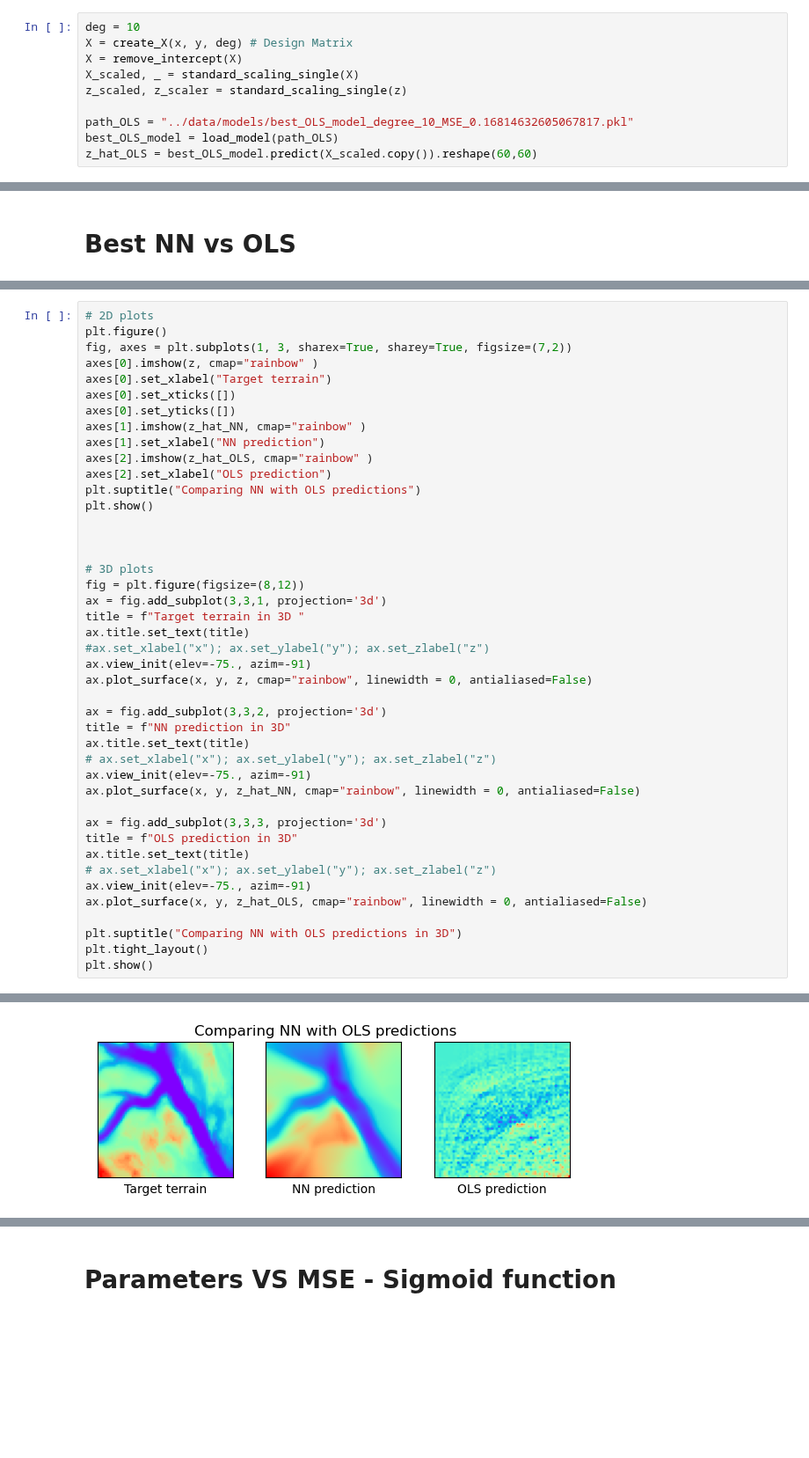
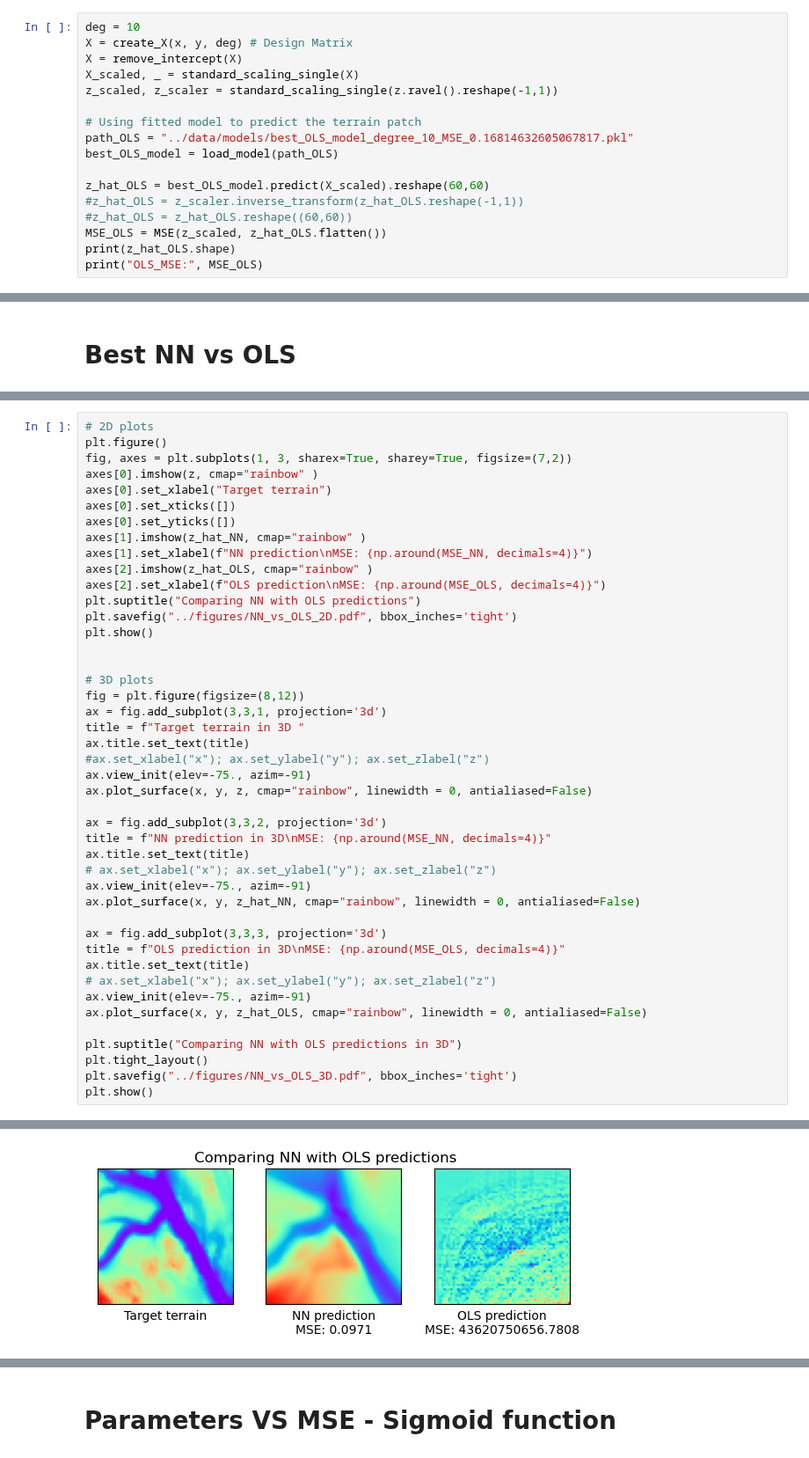
Before and after one commit to AndreasBordvik/FYS-STK4155-Prj2_report, a Jupyter notebook: code/NN_results_plot.ipynb, the cells around one changed output, grey strips where cells are left out. Shown at 88% size. Saved outputs shown, nothing was run; the diff lists cells and outputs as text; blank space fills up the shorter version.

```diff
--- a/code/NN_results_plot.ipynb
+++ b/code/NN_results_plot.ipynb
@@ -95,8 +95,15 @@ deg = 10
 X = create_X(x, y, deg) # Design Matrix
 X = remove_intercept(X)
 X_scaled, _ = standard_scaling_single(X)
-z_scaled, z_scaler = standard_scaling_single(z)
+z_scaled, z_scaler = standard_scaling_single(z.ravel().reshape(-1,1))
 
+# Using fitted model to predict the terrain patch
 path_OLS = "../data/models/best_OLS_model_degree_10_MSE_0.16814632605067817.pkl"
 best_OLS_model = load_model(path_OLS)
-z_hat_OLS = best_OLS_model.predict(X_scaled.copy()).reshape(60,60)
+
+z_hat_OLS = best_OLS_model.predict(X_scaled).reshape(60,60)
+#z_hat_OLS = z_scaler.inverse_transform(z_hat_OLS.reshape(-1,1))
+#z_hat_OLS = z_hat_OLS.reshape((60,60))
+MSE_OLS = MSE(z_scaled, z_hat_OLS.flatten())
+print(z_hat_OLS.shape)
+print("OLS_MSE:", MSE_OLS)
@@ -128,40 +141,41 @@ axes[0].set_xlabel("Target terrain")
 axes[0].set_xticks([])
 axes[0].set_yticks([])
 axes[1].imshow(z_hat_NN, cmap="rainbow" )
-axes[1].set_xlabel("NN prediction")
+axes[1].set_xlabel(f"NN prediction\nMSE: {np.around(MSE_NN, decimals=4)}")
 axes[2].imshow(z_hat_OLS, cmap="rainbow" )
-axes[2].set_xlabel("OLS prediction")
+axes[2].set_xlabel(f"OLS prediction\nMSE: {np.around(MSE_OLS, decimals=4)}")
 plt.suptitle("Comparing NN with OLS predictions")
+plt.savefig("../figures/NN_vs_OLS_2D.pdf", bbox_inches='tight')
 plt.show()
-
 
 
 # 3D plots
 fig = plt.figure(figsize=(8,12))
 ax = fig.add_subplot(3,3,1, projection='3d')
 title = f"Target terrain in 3D "
 ax.title.set_text(title)
 #ax.set_xlabel("x"); ax.set_ylabel("y"); ax.set_zlabel("z")
 ax.view_init(elev=-75., azim=-91)
 ax.plot_surface(x, y, z, cmap="rainbow", linewidth = 0, antialiased=False)
 
 ax = fig.add_subplot(3,3,2, projection='3d')
-title = f"NN prediction in 3D"
+title = f"NN prediction in 3D\nMSE: {np.around(MSE_NN, decimals=4)}"
 ax.title.set_text(title)
 # ax.set_xlabel("x"); ax.set_ylabel("y"); ax.set_zlabel("z")
 ax.view_init(elev=-75., azim=-91)
 ax.plot_surface(x, y, z_hat_NN, cmap="rainbow", linewidth = 0, antialiased=False)
 
 ax = fig.add_subplot(3,3,3, projection='3d')
-title = f"OLS prediction in 3D"
+title = f"OLS prediction in 3D\nMSE: {np.around(MSE_OLS, decimals=4)}"
 ax.title.set_text(title)
 # ax.set_xlabel("x"); ax.set_ylabel("y"); ax.set_zlabel("z")
 ax.view_init(elev=-75., azim=-91)
 ax.plot_surface(x, y, z_hat_OLS, cmap="rainbow", linewidth = 0, antialiased=False)
 
 plt.suptitle("Comparing NN with OLS predictions in 3D")
 plt.tight_layout()
+plt.savefig("../figures/NN_vs_OLS_3D.pdf", bbox_inches='tight')
 plt.show()
 # %% [output]
 <Figure size 640x480 with 0 Axes>
-[figure, old version]
+[figure, new version]
```
Also changed, not shown: parts of 3 cells of this notebook, 3 other files.
